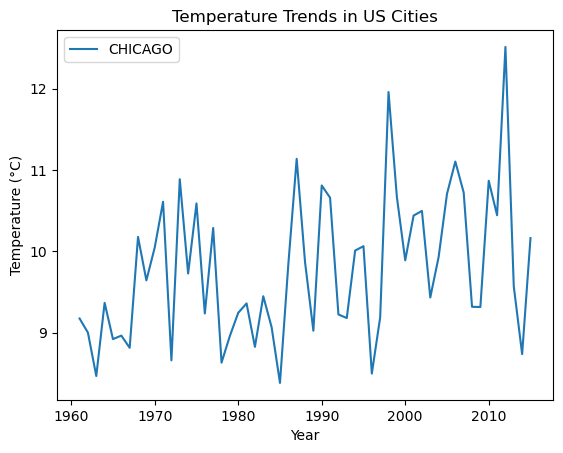
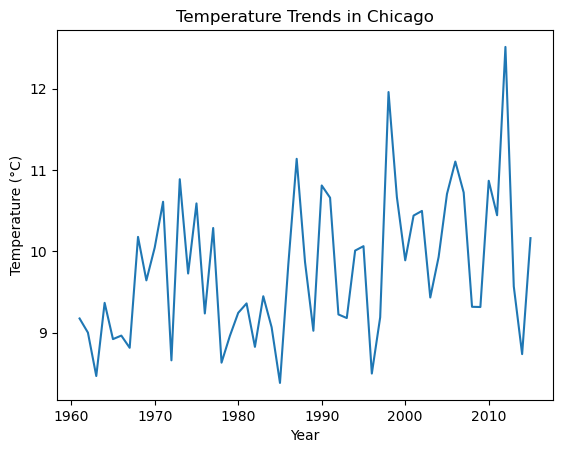
Code edit (unified diff) that turned the first committed figure into the second:
--- before
+++ after
@@ -1,6 +1,5 @@
 chicago = mean_data_long[mean_data_long['CITY'] == 'CHICAGO']
-plt.plot(chicago['YEAR'], chicago['TEMP'], label='CHICAGO')
-plt.legend()
-plt.title('Temperature Trends in US Cities')
+plt.plot(chicago['YEAR'], chicago['TEMP'])
+plt.title('Temperature Trends in Chicago')
 plt.xlabel('Year')
 plt.ylabel('Temperature (°C)')

Commit: Added Plot Smoothing